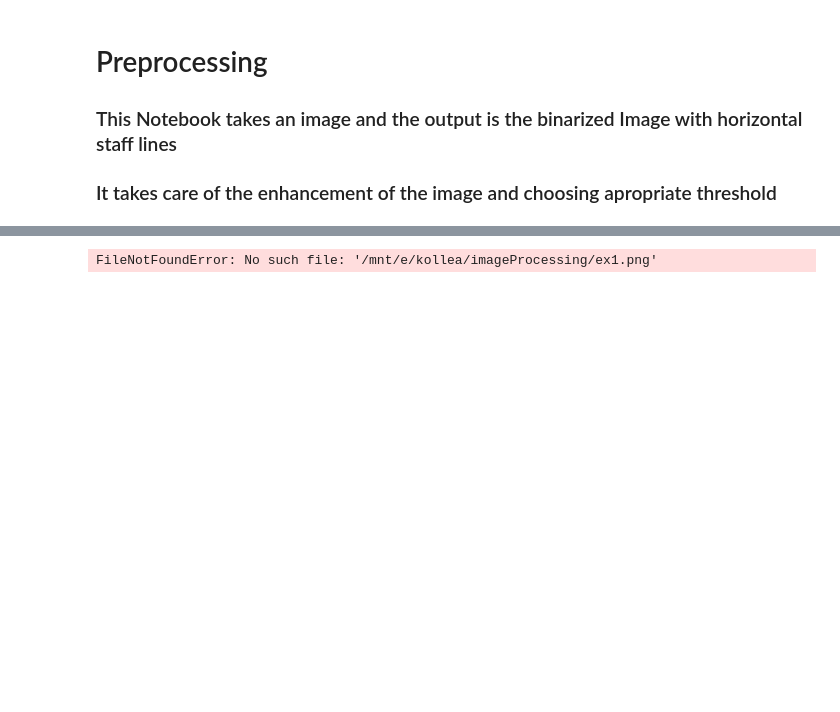
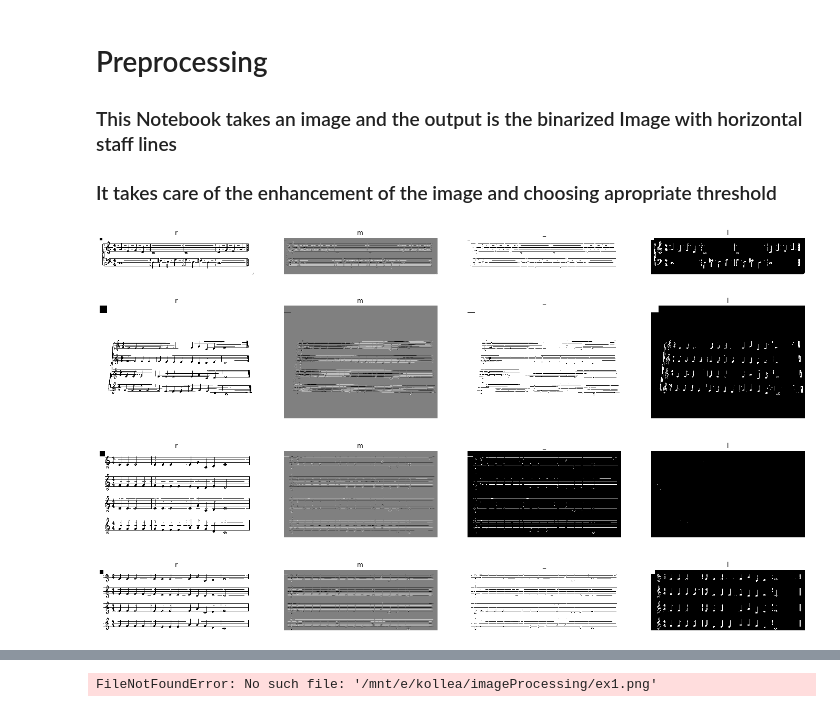
Before and after one commit to lido22/Optical-Music-Recognition, a Jupyter notebook: Preprocessing/Preprocessing.ipynb, the cells around one changed output, grey strips where cells are left out. Saved outputs shown, nothing was run; the diff lists cells and outputs as text; code cells hidden in the pictures; blank space fills up the shorter version.

```diff
--- a/Preprocessing/Preprocessing.ipynb
+++ b/Preprocessing/Preprocessing.ipynb
@@ -19,3 +23,46 @@ import cv2, time
 %matplotlib inline
 %load_ext autoreload
 %autoreload 2
+# %%
+def rotate_img(image):
+    new = np.array(np.where(image>0,0,1))
+    tested_angles = np.linspace(-np.pi/2, np.pi/2, 360)
+    origin = np.array((0,new.shape[1]))
+    h, theta, d = hough_line(new, theta=tested_angles)
+    th  = 0
+#     ig, axes = plt.subplots(1, 3, figsize=(15, 6))
+#     ax = axes.ravel()
+#     ax[0].imshow(new, cmap=cm.gray)
+    peaks = list(zip(*hough_line_peaks(h, theta, d)))
+    _, angle, dist = np.median(peaks,axis = 0)
+    y0,y1 = (dist - origin * np.cos(angle)) / np.sin(angle)
+    th = math.atan((y1 - y0 )/(origin[1]))
+#         ax[0].plot(origin, (y0,y1), '-r')
+    if math.degrees(th) > 5 or math.degrees(th)< -5:
+        return np.where(binarize(rotate(new,math.degrees(th),preserve_range= True))>0,0,1)
+    return np.where(new>0,0,1)
+
+
+h_m =  [[-1,-1,-1],[2,2,2],[-1,-1,-1]]
+def binarize(img):
+    thr = threshold_otsu(img)
+    return np.where(img > thr,1,0)
+
+paths = [ '../../bex2.png', '../../bex3.png', '../../bex4.png', '../../bex5.png']
+#paths = [ '../../bex4.png']
+k = 1
+for p in paths:
+    img = io.imread(p)
+    gray = rgb2gray(img)
+    gray = (gray*255).astype('uint8')
+    org = binraization(gray)
+    # org = rotate_img(org)
+    new = convolve(org, h_m, mode='constant', cval=0.0)
+    binary = binarize(new)
+    done = binary * np.where(org>0,0,1)
+    show_images([org,new,binary,done],'rm_lines')
+# %% [output]
+[figure, added]
+[figure, added]
+[figure, added]
+[figure, added]
```
Also changed, not shown: parts of 2 cells of this notebook, 2 other files.
